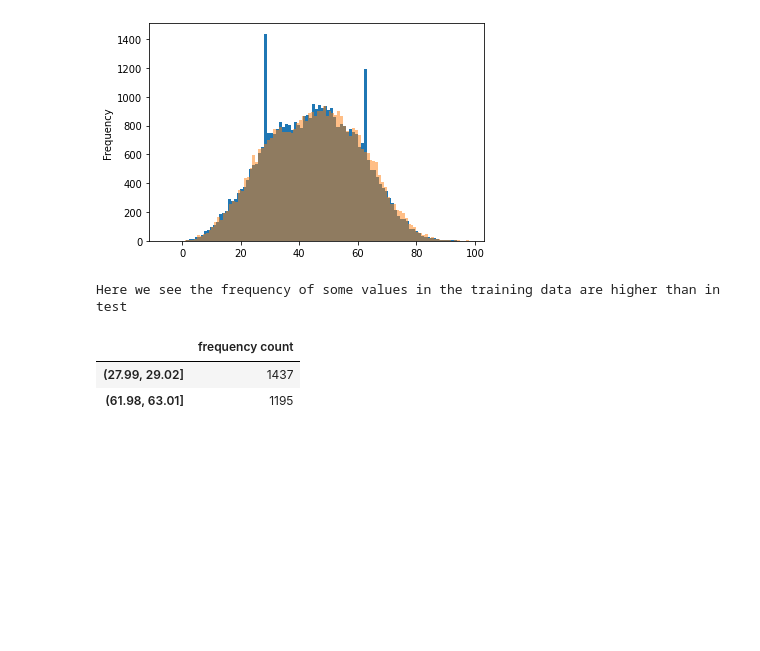
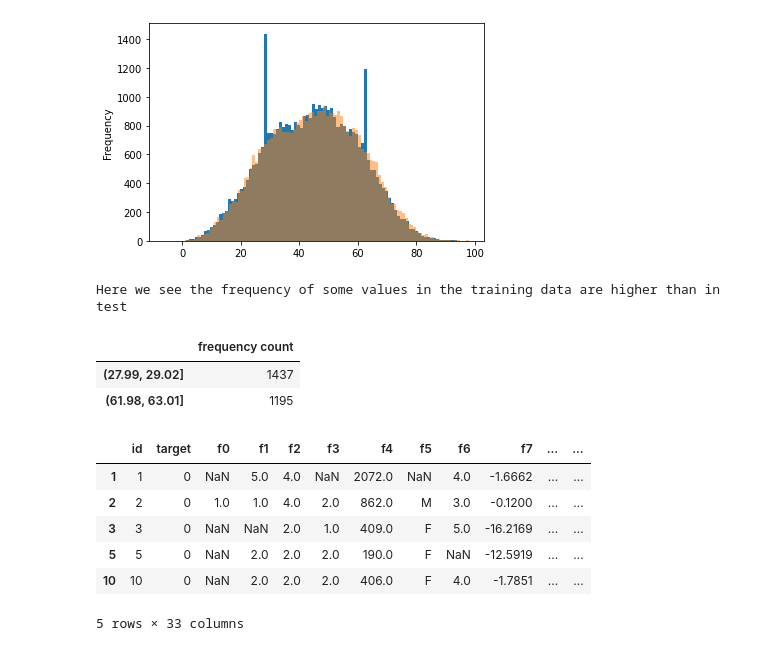
Before and after one commit to oyvindsam/mikkel-og-oyvind, a Jupyter notebook: explore.ipynb, the cells around one changed output. Cells and saved outputs as stored; diff of their text form; code cells hidden in the pictures; blank space fills up the shorter version.

```diff
--- a/explore.ipynb
+++ b/explore.ipynb
@@ -251,3 +251,15 @@ Here we see the frequency of some values in the training data are higher than in
 |  | frequency count |
 | (27.99, 29.02] | 1437 |
 | (61.98, 63.01] | 1195 |
+# %%
+# Out of curiosity we want to explore the rows with a 1 and a 0 separately
+true_train_data = train.loc[train['target'] == 1]
+false_train_data = train.loc[train['target'] == 0]
+# %% [output]
+|  | id | target | f0 | f1 | f2 | f3 | f4 | f5 | f6 | f7 | ... | ... |
+| 1 | 1 | 0 | NaN | 5.0 | 4.0 | NaN | 2072.0 | NaN | 4.0 | -1.6662 | ... | ... |
+| 2 | 2 | 0 | 1.0 | 1.0 | 4.0 | 2.0 | 862.0 | M | 3.0 | -0.1200 | ... | ... |
+| 3 | 3 | 0 | NaN | NaN | 2.0 | 1.0 | 409.0 | F | 5.0 | -16.2169 | ... | ... |
+| 5 | 5 | 0 | NaN | 2.0 | 2.0 | 2.0 | 190.0 | F | NaN | -12.5919 | ... | ... |
+| 10 | 10 | 0 | NaN | 2.0 | 2.0 | 2.0 | 406.0 | F | 4.0 | -1.7851 | ... | ... |
+5 rows × 33 columns
```
Also changed, not shown: parts of 2 cells of this notebook, 8 other files.
